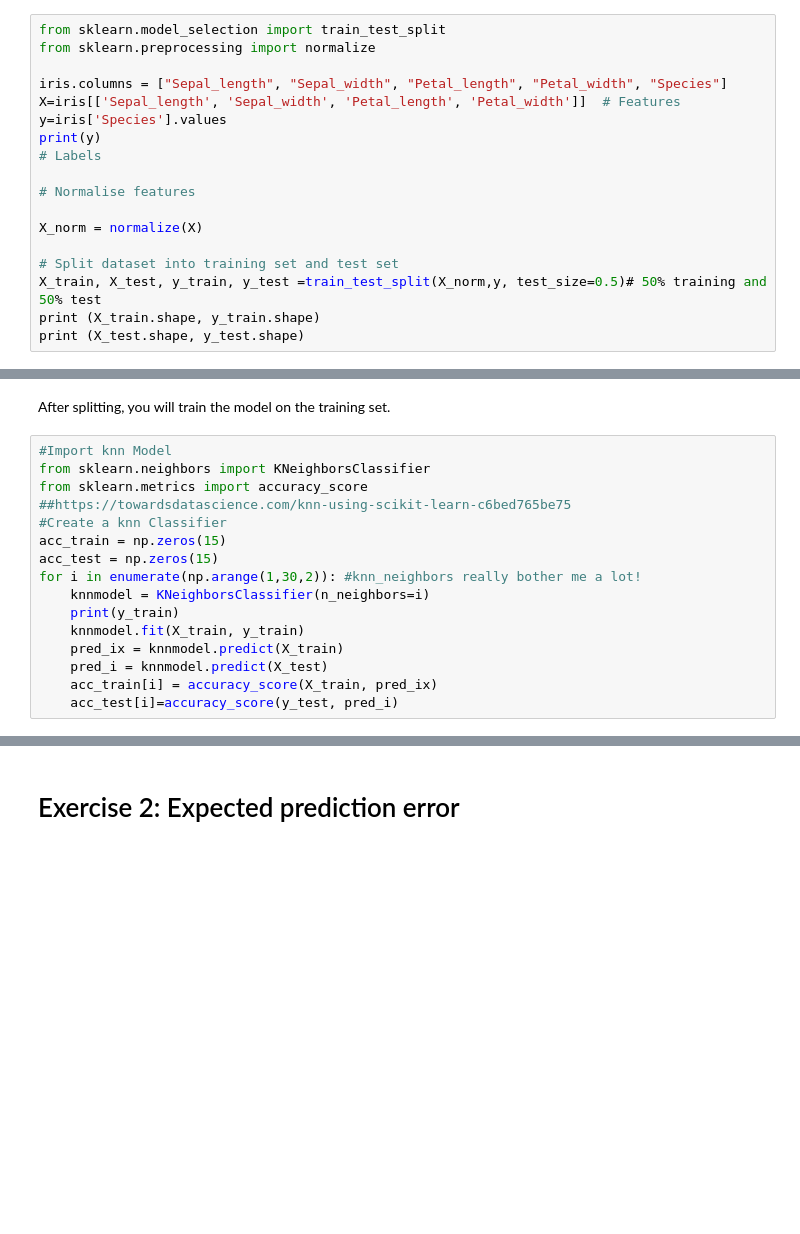
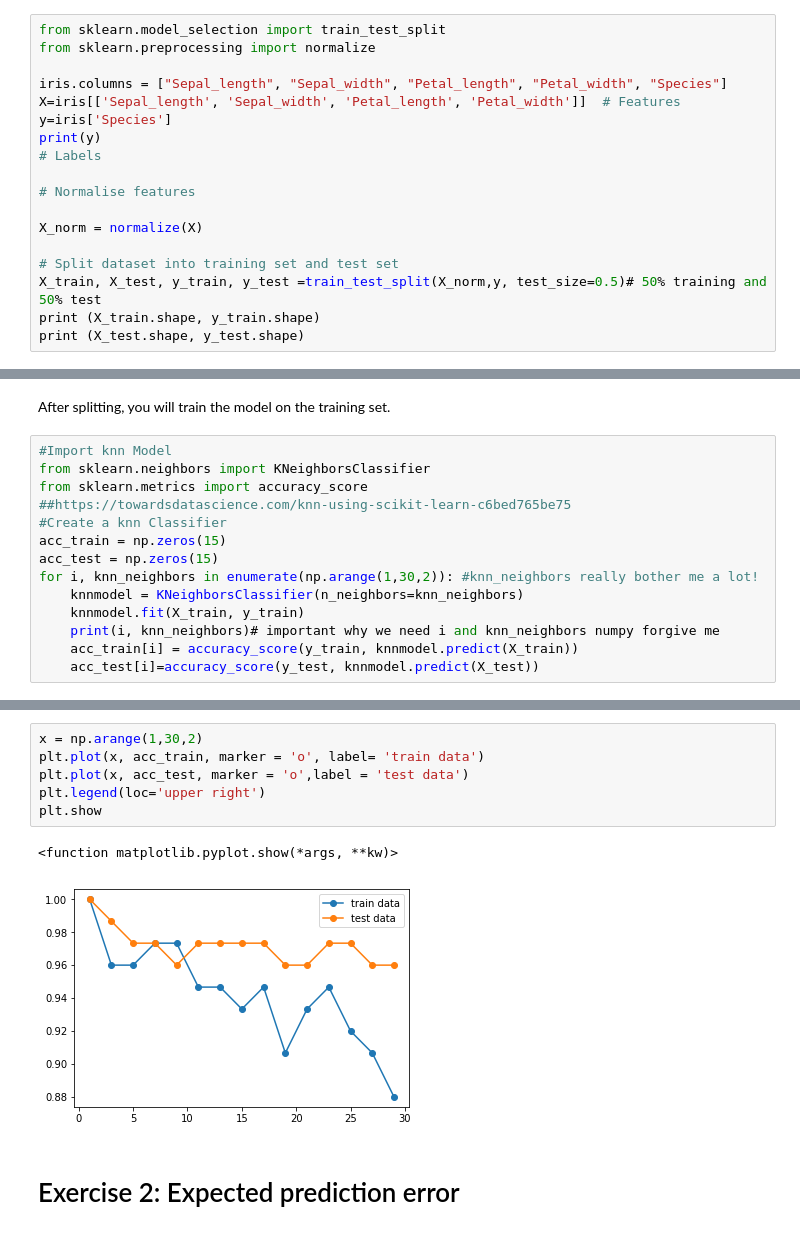
Before and after one commit to userkkw/StatisticalLearning19, a Jupyter notebook: ex02/Sheet02.ipynb, the cells around one changed output, grey strips where cells are left out. Drawn from its saved outputs; the diff is of its cells as text; blank space fills up the shorter version.

```diff
--- a/ex02/Sheet02.ipynb
+++ b/ex02/Sheet02.ipynb
@@ -31,7 +31,7 @@ from sklearn.preprocessing import normalize
 
 iris.columns = ["Sepal_length", "Sepal_width", "Petal_length", "Petal_width", "Species"]
 X=iris[['Sepal_length', 'Sepal_width', 'Petal_length', 'Petal_width']]  # Features
-y=iris['Species'].values
+y=iris['Species']
 print(y)
 # Labels
 
@@ -71,12 +71,10 @@ from sklearn.metrics import accuracy_score
 #Create a knn Classifier
 acc_train = np.zeros(15)
 acc_test = np.zeros(15)
-for i in enumerate(np.arange(1,30,2)): #knn_neighbors really bother me a lot!
-    knnmodel = KNeighborsClassifier(n_neighbors=i)
-    print(y_train)
+for i, knn_neighbors in enumerate(np.arange(1,30,2)): #knn_neighbors really bother me a lot!
+    knnmodel = KNeighborsClassifier(n_neighbors=knn_neighbors)
     knnmodel.fit(X_train, y_train)
-    pred_ix = knnmodel.predict(X_train)
-    pred_i = knnmodel.predict(X_test)
-    acc_train[i] = accuracy_score(X_train, pred_ix)
-    acc_test[i]=accuracy_score(y_test, pred_i)
+    print(i, knn_neighbors)# important why we need i and knn_neighbors numpy forgive me
+    acc_train[i] = accuracy_score(y_train, knnmodel.predict(X_train))
+    acc_test[i]=accuracy_score(y_test, knnmodel.predict(X_test))
 # %% [output]
@@ -103,3 +96,12 @@ TypeError: '<' not supported between instances of 'tuple' and 'int'
+# %%
+x = np.arange(1,30,2)
+plt.plot(x, acc_train, marker = 'o', label= 'train data')
+plt.plot(x, acc_test, marker = 'o',label = 'test data')
+plt.legend(loc='upper right')
+plt.show
+# %% [output]
+<function matplotlib.pyplot.show(*args, **kw)>
+[figure, added]
 # %% [markdown]
 # Exercise 2: Expected prediction error
 # %% [markdown]
```
Also changed, not shown: parts of 3 cells of this notebook.
